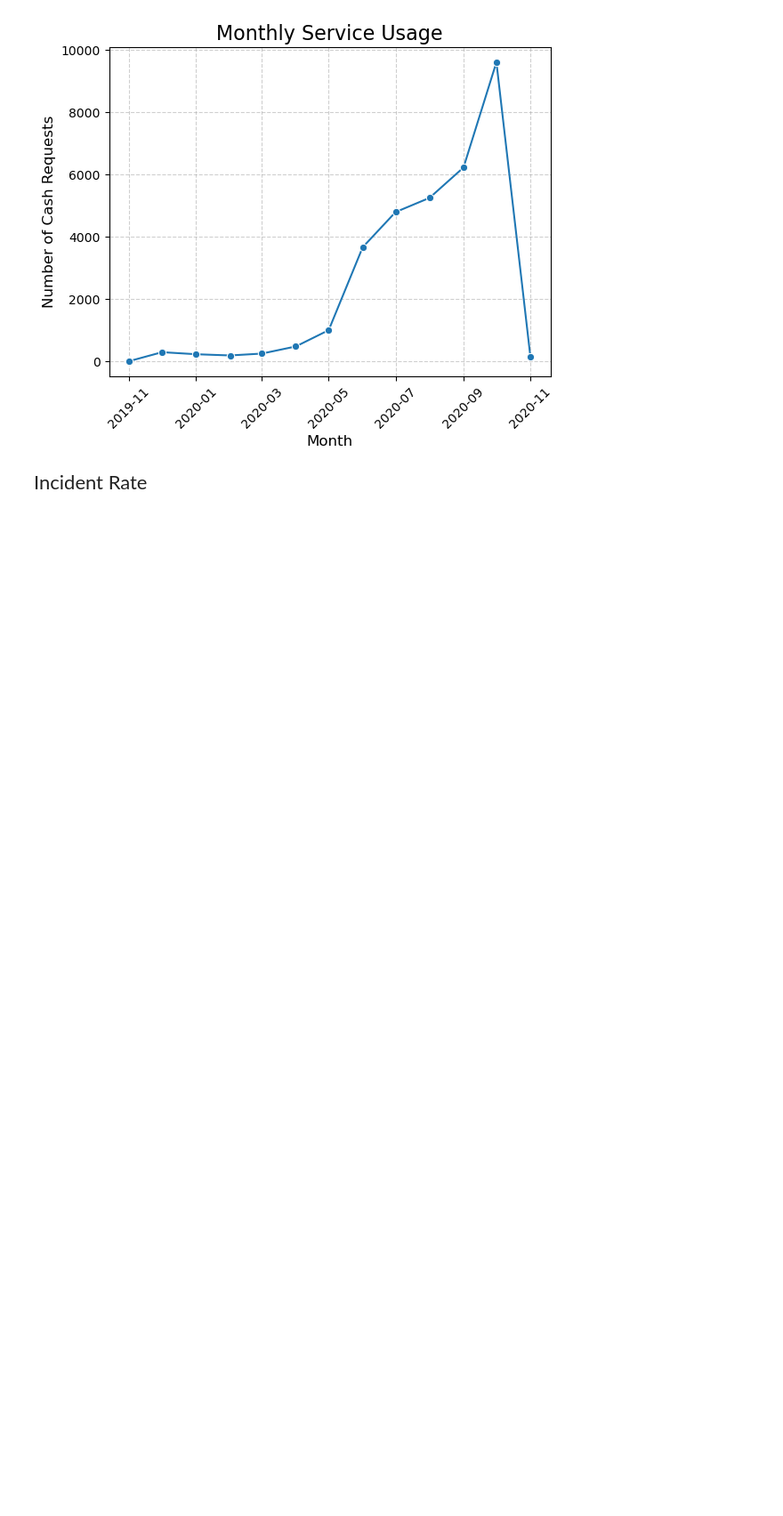
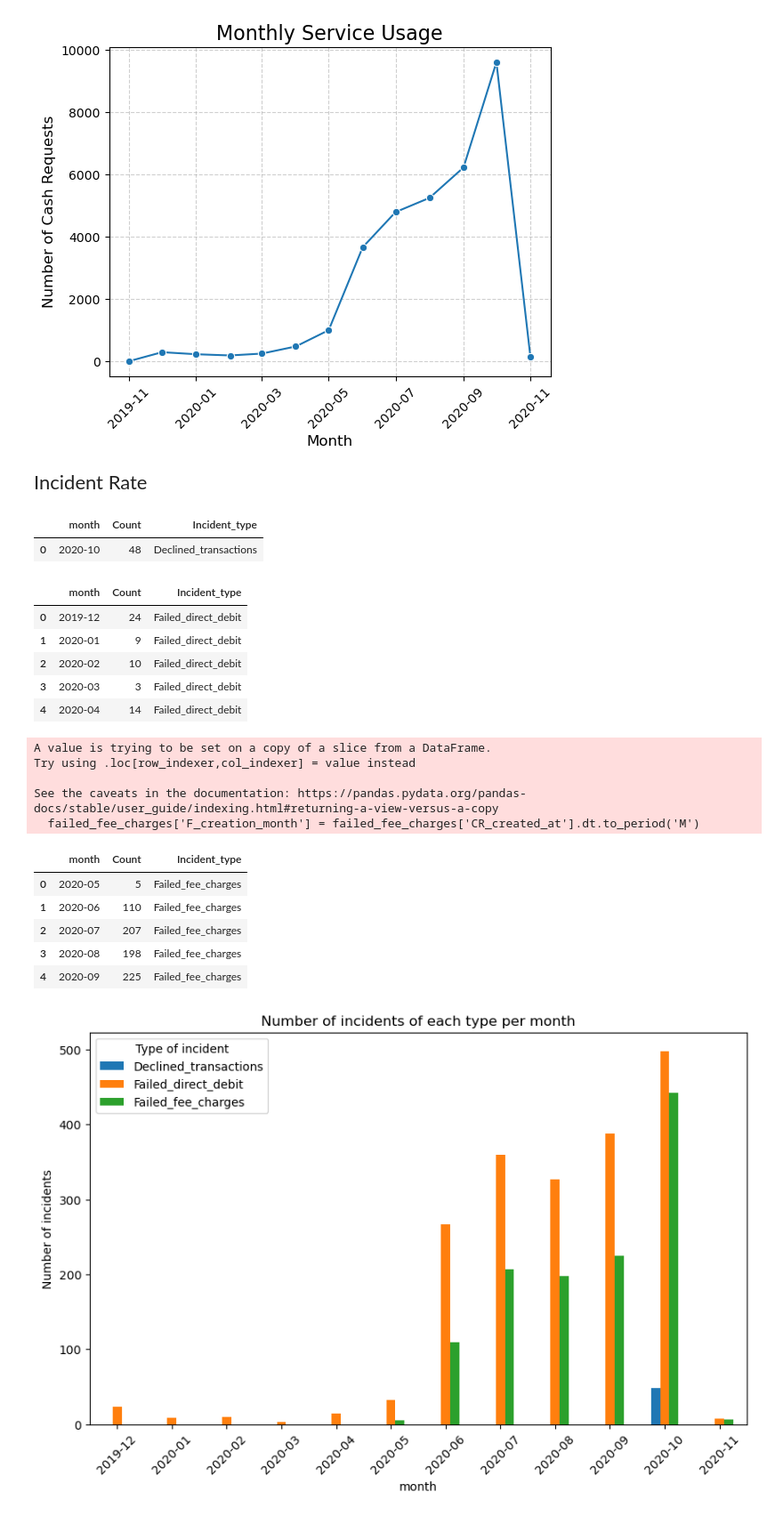
Before and after one commit to mariaaguilarvega/project-ironhack-payments-en, a Jupyter notebook: project_dataset/data_analysis.ipynb, the cells around one changed output. Shown: that part at 89% size. Cells and saved outputs as stored; diff of their text form; code cells hidden in the pictures; blank space fills up the shorter version.

Commit message:
added incident rates analysis

```diff
--- a/project_dataset/data_analysis.ipynb
+++ b/project_dataset/data_analysis.ipynb
@@ -232,3 +232,80 @@ plt.show()
 [figure]
 # %% [markdown]
 <span style="font-size:22px;">Incident Rate</span>
+# %%
+#lets define datasets with possible incidents in payments (cash requests or fees payments)
+
+declined_transactions = merged_df[(merged_df['CR_status']=='transaction_declined')] #failed to send funds to the customer, the fee could confirmed, accepted or cancelled thought
+#display(declined_transactions['F_status'].unique())
+
+
+failed_direct_debit = merged_df[(merged_df['CR_status']=='direct_debit_rejected')] #failed to charge the customer, the fee could be confirmed, accepted or cancelled
+#display(declined_transactions['F_status'].unique())
+
+failed_fee_charges = merged_df[(merged_df['F_status']=='rejected')] #failed to charge the fee, cash request could be active, direct debit rejected, direct debit sent, money back or canceled
+#display(failed_fee_charges['CR_status'].unique())
+
+#lets calculate the declined transaction rate and also to plot it for each month
+
+declined_transactions_rate = declined_transactions.groupby(['CR_creation_month'])['CR_id'].count().reset_index()
+declined_transactions_rate.rename(columns={'CR_creation_month':'month','CR_id': 'Count'}, inplace=True)
+declined_transactions_rate['Incident_type'] = 'Declined_transactions'
+display(declined_transactions_rate.head())
+
+failed_direct_debit_rate = failed_direct_debit.groupby(['CR_creation_month'])['CR_id'].count().reset_index()
+failed_direct_debit_rate.rename(columns={'CR_creation_month':'month','CR_id': 'Count'}, inplace=True)
+failed_direct_debit_rate['Incident_type'] = 'Failed_direct_debit'
+display(failed_direct_debit_rate.head())
+
+
+#we change the datatype so we can represent it on x axis
+
+#lets create a new column called CR_creation_date to get just the date and ease filtering later
+failed_fee_charges['F_creation_month'] = failed_fee_charges['CR_created_at'].dt.to_period('M')
+failed_fee_charges_rate = failed_fee_charges.groupby(['F_creation_month'])['F_id'].count().reset_index()
+failed_fee_charges_rate.rename(columns={'F_creation_month':'month','F_id': 'Count'}, inplace=True)
+failed_fee_charges_rate['Incident_type'] = 'Failed_fee_charges'
+display(failed_fee_charges_rate.head())
+
+incidents_per_month = pd.concat([declined_transactions_rate,failed_direct_debit_rate, failed_fee_charges_rate])
+incidents_per_month = incidents_per_month.sort_values(by='month')
+
+# Número de incidentes por mes para cada tipo de incidente
+pivot_table = incidents_per_month.pivot_table(index='month', columns='Incident_type', values='Count', aggfunc='sum')
+pivot_table.plot(kind='bar', figsize=(10, 6))
+plt.title('Number of incidents of each type per month')
+plt.xlabel('month')
+plt.ylabel('Number of incidents')
+plt.legend(title='Type of incident')
+plt.xticks(rotation=45)
+plt.show()
+
+# Número total de incidentes por mes
+df_monthly_totals = incidents_per_month.groupby('month')['Count'].sum()
+df_monthly_totals.plot(kind='bar', figsize=(10, 6), color='skyblue')
+plt.title('Total number of incidents per month')
+plt.xlabel('Month')
+plt.ylabel('Total number of incidents')
+plt.xticks(rotation=45)
+plt.show()
+# %% [output]
+|  | month | Count | Incident_type |
+| 0 | 2020-10 | 48 | Declined_transactions |
+|  | month | Count | Incident_type |
+| 0 | 2019-12 | 24 | Failed_direct_debit |
+| 1 | 2020-01 | 9 | Failed_direct_debit |
+| 2 | 2020-02 | 10 | Failed_direct_debit |
+| 3 | 2020-03 | 3 | Failed_direct_debit |
+| 4 | 2020-04 | 14 | Failed_direct_debit |
+A value is trying to be set on a copy of a slice from a DataFrame.
+Try using .loc[row_indexer,col_indexer] = value instead
+
+See the caveats in the documentation: https://pandas.pydata.org/pandas-docs/stable/user_guide/indexing.html#returning-a-view-versus-a-copy
+  failed_fee_charges['F_creation_month'] = failed_fee_charges['CR_created_at'].dt.to_period('M')
+|  | month | Count | Incident_type |
+| 0 | 2020-05 | 5 | Failed_fee_charges |
+| 1 | 2020-06 | 110 | Failed_fee_charges |
+| 2 | 2020-07 | 207 | Failed_fee_charges |
+| 3 | 2020-08 | 198 | Failed_fee_charges |
+| 4 | 2020-09 | 225 | Failed_fee_charges |
+[figure, added]
```
Also changed, not shown: parts of 3 cells of this notebook.
